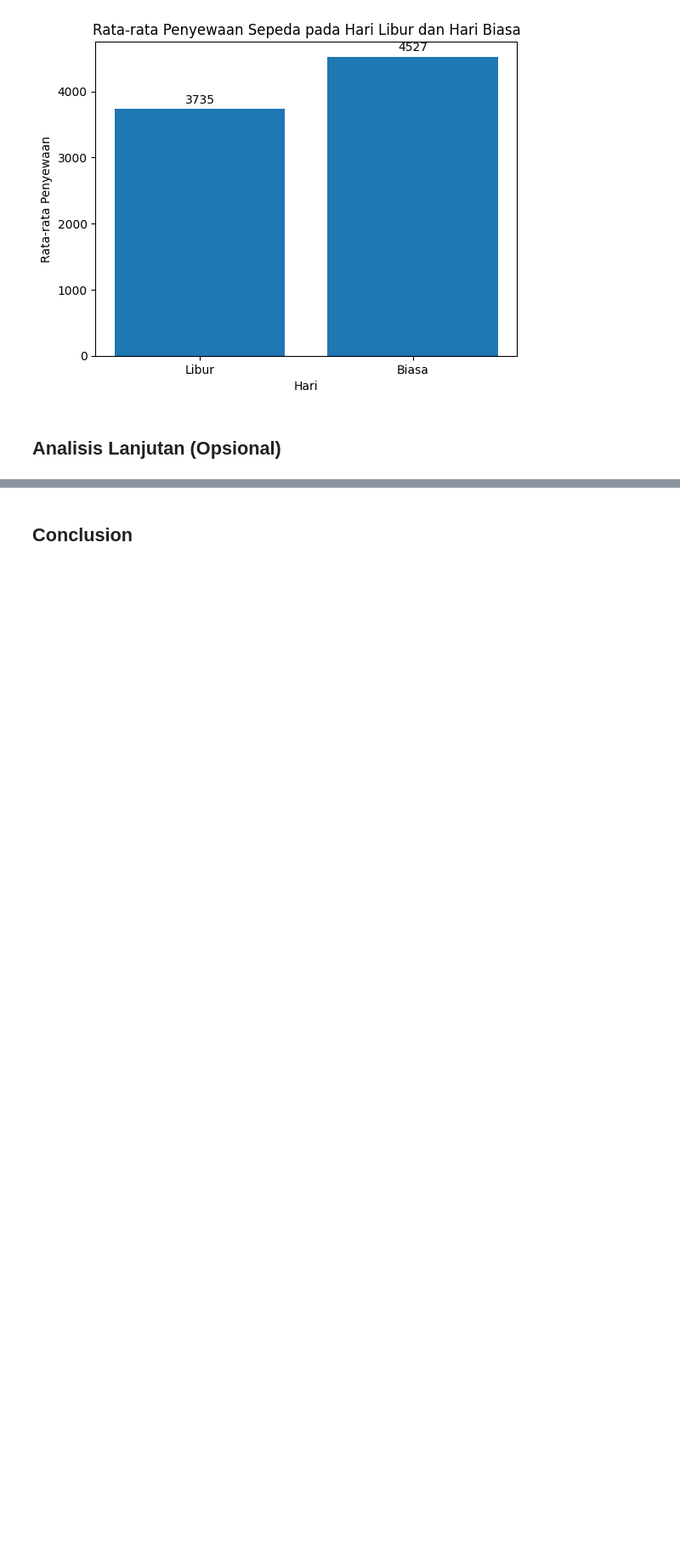
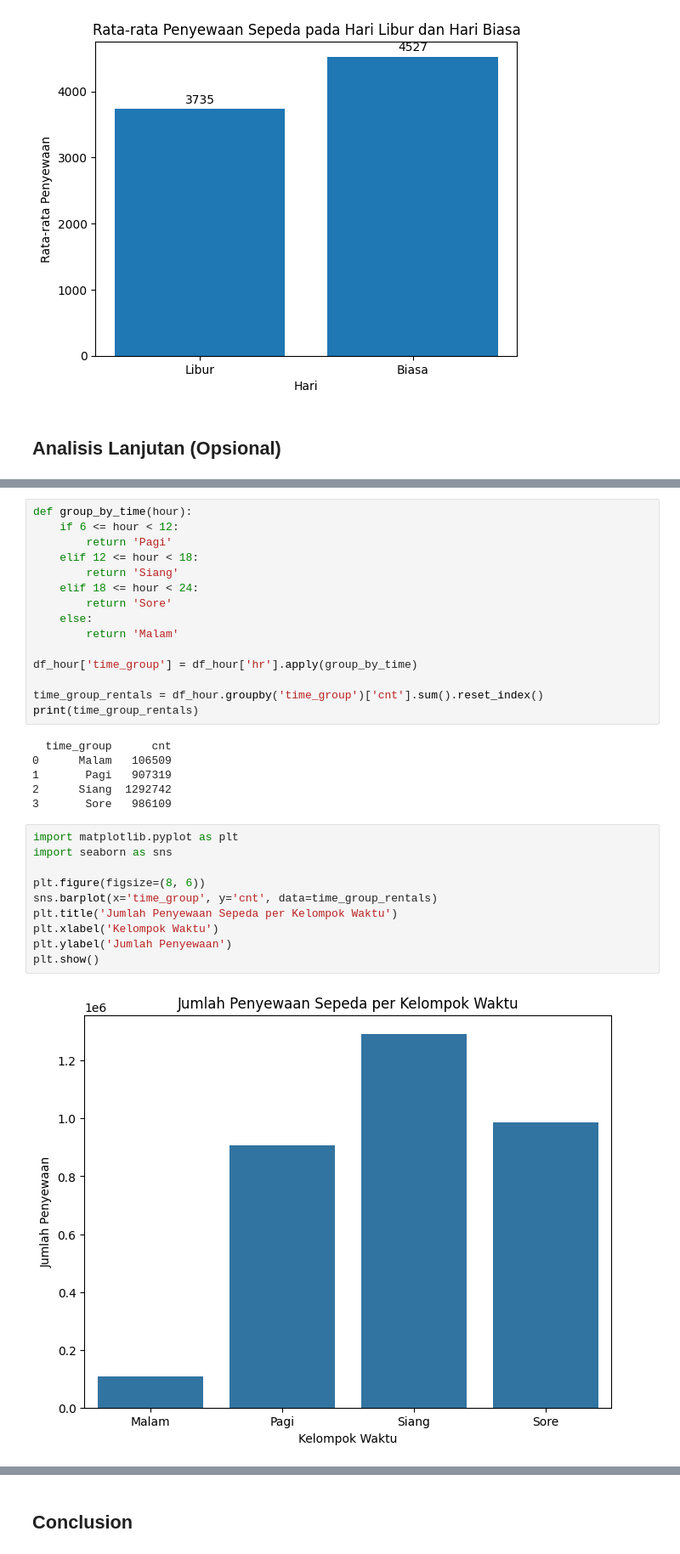
Before and after one commit to savirajhn/bike-sharing-analysis, a Jupyter notebook: Proyek_Analisis_Data.ipynb, the cells around one changed output, grey strips where cells are left out. Shown at 85% size. Saved outputs shown, nothing was run; the diff lists cells and outputs as text; blank space fills up the shorter version.

```diff
--- a/Proyek_Analisis_Data.ipynb
+++ b/Proyek_Analisis_Data.ipynb
@@ -433,0 +265,33 @@ Potential Loyalists  168.166667    6.166667   2754.916667
+# %%
+def group_by_time(hour):
+    if 6 <= hour < 12:
+        return 'Pagi'
+    elif 12 <= hour < 18:
+        return 'Siang'
+    elif 18 <= hour < 24:
+        return 'Sore'
+    else:
+        return 'Malam'
+
+df_hour['time_group'] = df_hour['hr'].apply(group_by_time)
+
+time_group_rentals = df_hour.groupby('time_group')['cnt'].sum().reset_index()
+print(time_group_rentals)
+# %% [output]
+  time_group      cnt
+0      Malam   106509
+1       Pagi   907319
+2      Siang  1292742
+3       Sore   986109
+# %%
+import matplotlib.pyplot as plt
+import seaborn as sns
+
+plt.figure(figsize=(8, 6))
+sns.barplot(x='time_group', y='cnt', data=time_group_rentals)
+plt.title('Jumlah Penyewaan Sepeda per Kelompok Waktu')
+plt.xlabel('Kelompok Waktu')
+plt.ylabel('Jumlah Penyewaan')
+plt.show()
+# %% [output]
+[figure, added]
```
Also changed, not shown: parts of 19 cells of this notebook, 1 other file.
